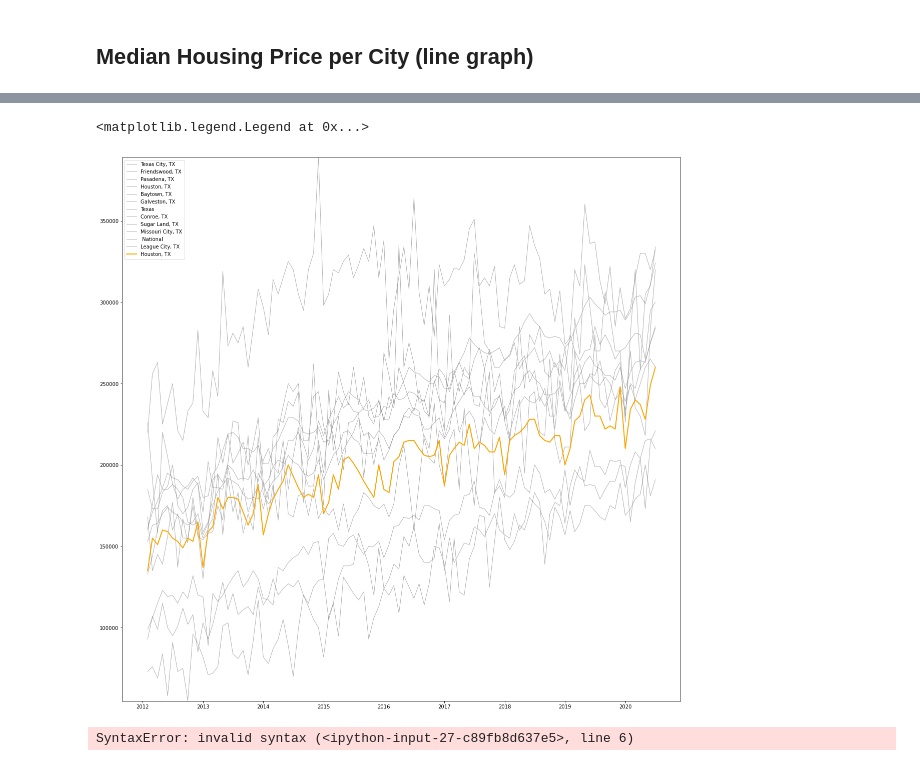
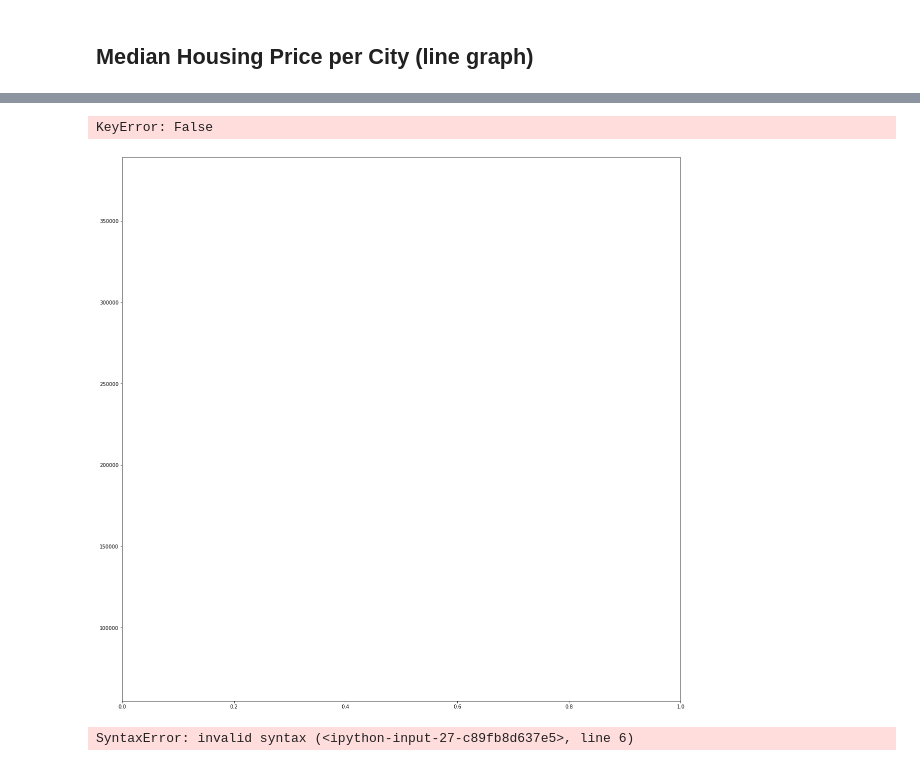
Before and after one commit to andresocorro/project_1, a Jupyter notebook: src_files/HousintMarket.ipynb, the cells around one changed output, grey strips where cells are left out. Saved outputs shown, nothing was run; the diff lists cells and outputs as text; code cells hidden in the pictures.

```diff
--- a/src_files/HousintMarket.ipynb
+++ b/src_files/HousintMarket.ipynb
@@ -90,16 +139,17 @@ array(['Texas City, TX', 'Friendswood, TX', 'Pasadena, TX', 'Houston, TX',
 # %%
-plt.figure(figsize =(20,20))
-plt.ylim(y_axis.min(),y_axis.max())
-for city in city_list:
-    to_graph = housing_df.loc[housing_df["Region"] == city]
-    plt.plot(to_graph["Month of Period End"],to_graph["Median Sale Price"], label=city, alpha = .6, linewidth = 1, color= "grey")
-    plt.legend(loc="best")
+#DELETE - ONLY KEEP NOW TO REFERENCE CHARTING LAYOUT OPTIONS
+# for city in city_list:
+#     to_graph = grouped_housing_df.loc[grouped_housing_df.index[0] == city]
+#     plt.plot(to_graph.index[1],to_graph["MedianSalePrice"], label=city, alpha = .6, linewidth = 1, color= "grey")
+#     plt.legend(loc="best")
 
-houston = housing_df.loc[housing_df["Region"] == "Houston, TX"]
-plt.plot(houston["Month of Period End"],houston["Median Sale Price"], color="orange", alpha = 1, linewidth= 2, label="Houston, TX")
-plt.legend(loc="best")
+# houston = housing_df.loc[housing_df["Region"] == "Houston, TX"]
+# plt.plot(houston["Month of Period End"],houston["Median Sale Price"], color="orange", alpha = 1, linewidth= 2, label="Houston, TX")
+
+# plt.plot(grouped_housing_df.index,grouped_housing_df["MedianSalePrice"], label=city, alpha = .6, linewidth = 1, color= "grey")
+# plt.legend(loc="best")
 # %% [output]
-<matplotlib.legend.Legend at 0x...>
+KeyError: False
-[figure, old version]
+[figure, new version]
 # %%
 # grouped_housing_df = housing_df.groupby('Region')
```
Also changed, not shown: parts of 12 cells of this notebook, 2 other files.
